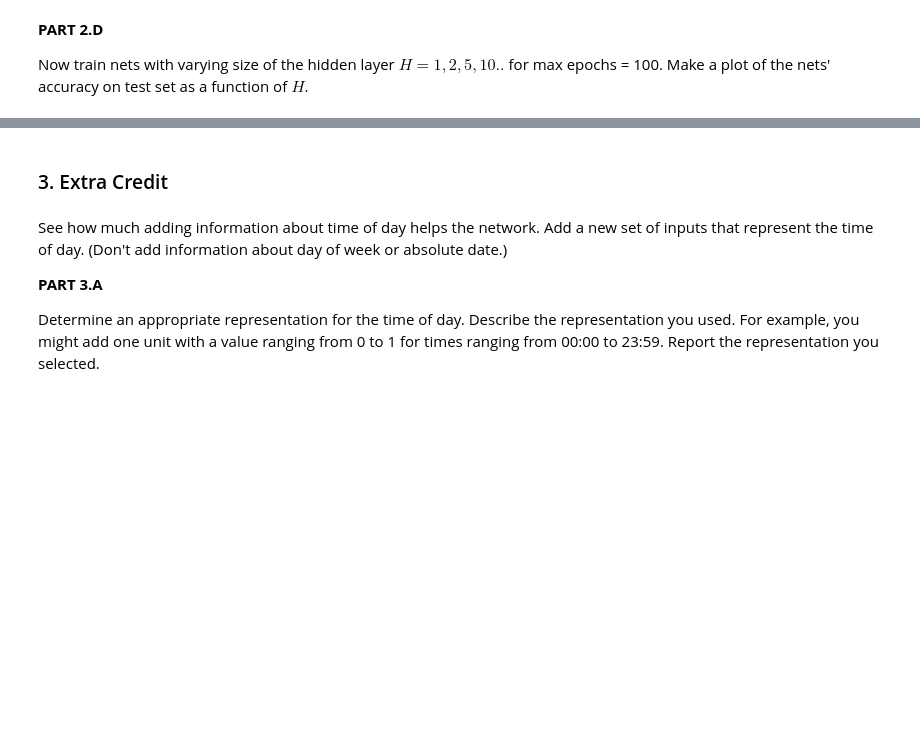
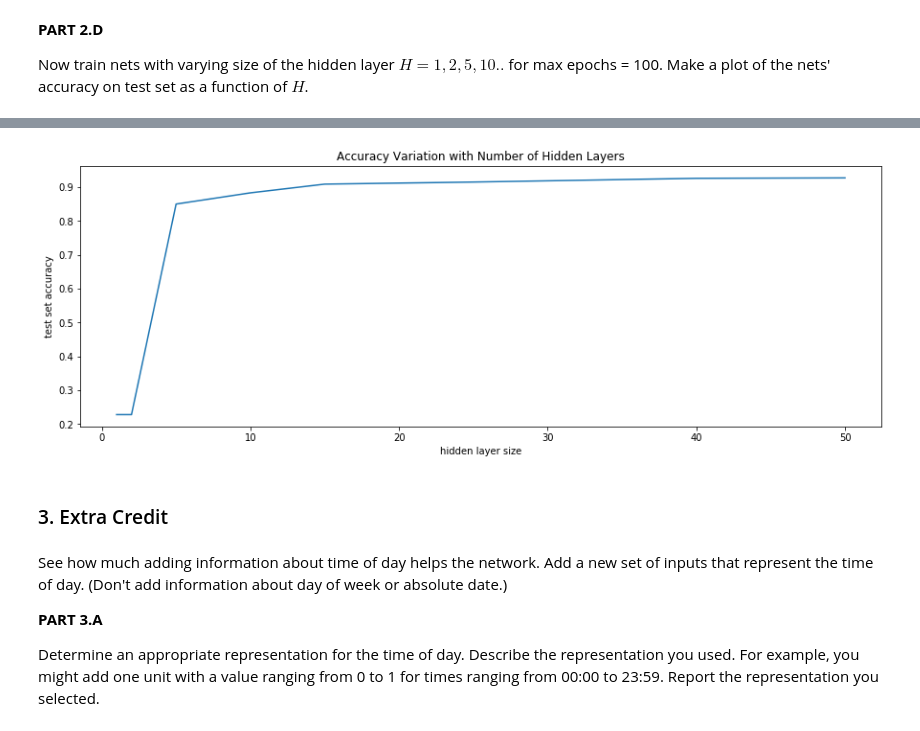
Before and after one commit to nicholasRenninger/DeepLearning_with_Ralphie, a Jupyter notebook: HW/HW 2/2020_assignment_2.ipynb, the cells around one changed output, grey strips where cells are left out. Drawn from its saved outputs; the diff is of its cells as text; code cells hidden in the pictures; blank space fills up the shorter version.

```diff
--- a/HW/HW 2/2020_assignment_2.ipynb
+++ b/HW/HW 2/2020_assignment_2.ipynb
@@ -27,8 +35,23 @@ from sklearn.model_selection import train_test_split
 # %%
 data = pd.read_csv('data/datatraining.txt')
-X = data[['date', 'Humidity', 'Light', 'CO2', 'HumidityRatio', 'Temperature']].values
-y = data['Occupancy'].values
+display(data)
+X_data = data[['date', 'Humidity', 'Light', 'CO2',
+               'HumidityRatio', 'Temperature']].values
+y_data = data['Occupancy'].values
 
-X_train, X_test, y_train, y_test = train_test_split(X[:, 1:], y,
+X_train, X_test, y_train, y_test = train_test_split(X_data[:, 1:], y_data,
                                                     test_size=0.1)
+
+# have to explicitly cast as an np.float or everything freaks out
+X_train = np.array(X_train, dtype=np.float)
+X_test = np.array(X_test, dtype=np.float)
+y_train = np.array(y_train, dtype=np.float)
+y_test = np.array(y_test, dtype=np.float)
+
+# input normalization to prevent input saturation
+normalize(X_train)
+normalize(X_test)
+
+# make y a column vector
 y_train = np.expand_dims(y_train, axis=1)
+y_test = np.expand_dims(y_test, axis=1)
@@ -609,0 +911,23 @@ Now train nets with varying size of the hidden layer $H={1, 2, 5, 10..}$ for max
+# %%
+hidden_layer_sizes = [1, 2, 5, 10, 15, 25, 40, 50]
+lr = 0.00001
+batch_size = 20
+maxEpochs = 100
+
+accuracies = []
+for hidden_layer_size in hidden_layer_sizes:
+
+    classifier = MLP(n_hid=hidden_layer_size, batch_size=batch_size, lr=lr)
+    classifier.train(X_train, y_train, maxEpochs=maxEpochs)
+
+    currAccuracy = classifier.test(X_test, y_test)
+    accuracies.append(currAccuracy)
+
+    print('Test set accuracy for n_hid=%d: %0.5g' %
+          (hidden_layer_size, currAccuracy))
+
+plot_loss(hidden_layer_sizes, [accuracies],
+          xlabel='hidden layer size',
+          ylabel='test set accuracy',
+          title='Accuracy Variation with Number of Hidden Layers')
+# %% [output]
@@ -610,3 +951,4 @@ Now train nets with varying size of the hidden layer $H={1, 2, 5, 10..}$ for max
+[figure, added]
 # %% [markdown]
 ### 3. Extra Credit
 # %% [markdown]
```
Also changed, not shown: parts of 13 cells of this notebook.
